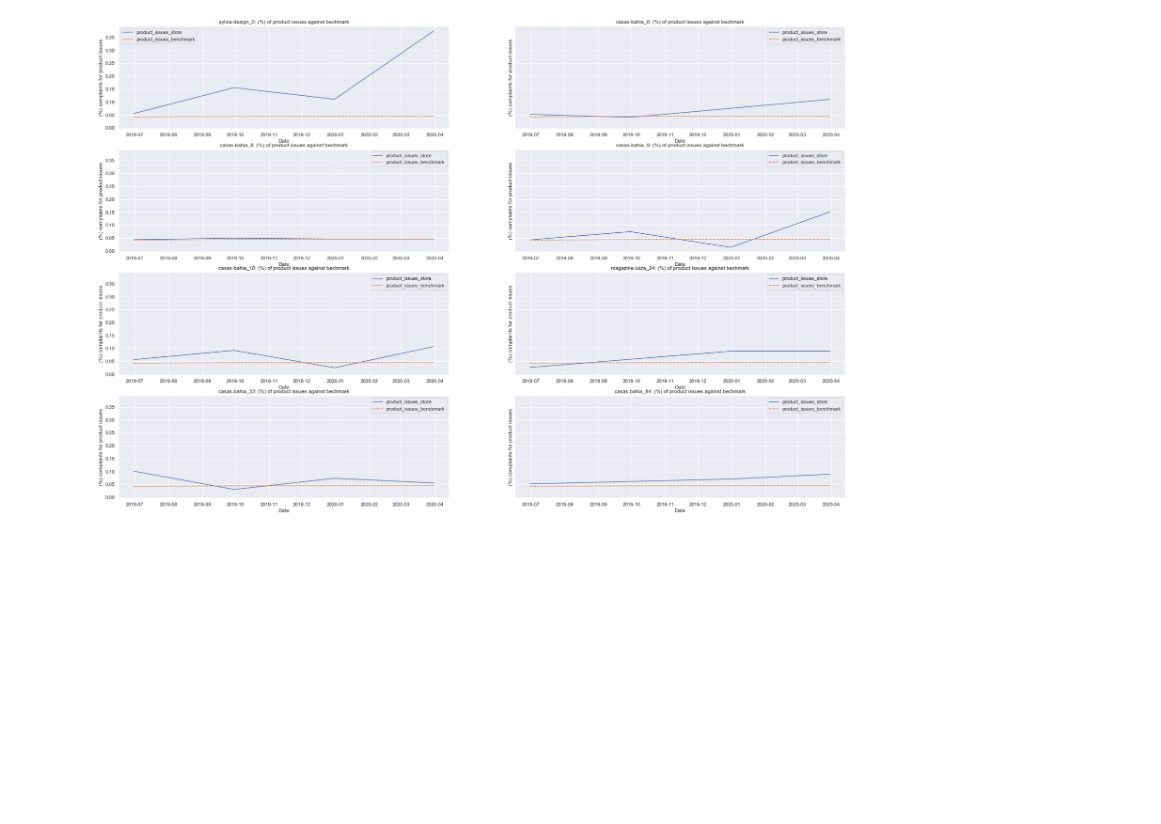
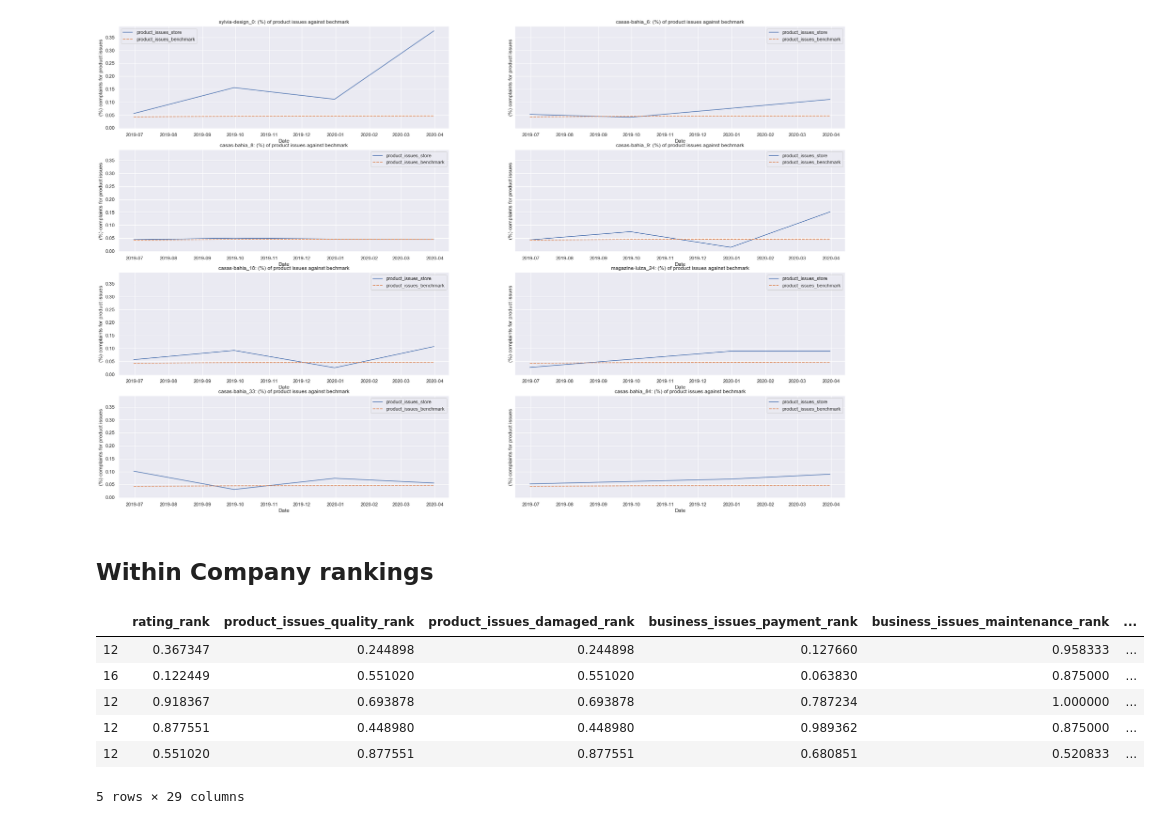
Before and after one commit to SPTime19/notebooks, a Jupyter notebook: EDA/PersistentProblems.ipynb, the cells around one changed output. Cells and saved outputs as stored; diff of their text form; code cells hidden in the pictures; blank space fills up the shorter version.

```diff
--- a/EDA/PersistentProblems.ipynb
+++ b/EDA/PersistentProblems.ipynb
@@ -330,6 +341,7 @@ def get_stores_metrics(df, freq="M", since_dt="2018-01-01", minimum_count=20):
 
 store_ts = get_stores_metrics(df_final, freq="Q", since_dt="2019-06-30", minimum_count=5)
 store_ts["store_type"] = store_ts.store_id.apply(lambda x: store_class_map[x])
+store_ts["company"] = store_ts.store_id.apply(lambda x: x.split("_")[0])
 store_ts.head()
 # %% [output]
 |  | date_comment | n_photo_user | n_review_user | rating | len_comment | relative | others | ... |
@@ -344,3 +356,7 @@ import pickle
 # Save views
 pickle.dump(store_ts, open("views/stores_ts_quarterly.pckl", "wb" ) )
 pickle.dump(benchmarks, open("views/benchmarks_ts_quarterly.pckl", "wb" ))
+# %%
+# get lat and long for each store
+store_geo_df = dfi[["store_id", "latitude","longitude"]].drop_duplicates().set_index("store_id")
+store_geo_df.head()
@@ -375,4 +399,16 @@ def build_ranks(df):
             ranked_df.append(pd.concat([estimate_rankings(df, dt, stor_type), df.loc[(df.date_comment == dt) & (df.store_type == stor_type)]], axis=1))
     return pd.concat(ranked_df, axis=0)
 
+# Get rankings for type size
 stores_ranked_ts = build_ranks(store_ts)
+
+# Enrich ranked df with geo position
+stores_ranked_ts["latitude"] = stores_ranked_ts.apply(lambda x: store_geo_df.loc[x.store_id]["latitude"], axis=1)
+stores_ranked_ts["longitude"] = stores_ranked_ts.apply(lambda x: store_geo_df.loc[x.store_id]["longitude"],axis=1)
+
+# Drop all nan columns
+stores_ranked_ts = stores_ranked_ts.dropna(how="all",axis=1)
+
+# Save final ranked view
+pickle.dump(stores_ranked_ts, open("views/ranked_stores_ts_quarterly.pckl", "wb" ) )
+stores_ranked_ts.head()
@@ -476,3 +504,54 @@ for idx, (store_id, tmp_df) in enumerate(stores_with_problems.items()):
         col = 0
 # %% [output]
 [figure]
+# %% [markdown]
+## Within Company rankings
+# %%
+def estimate_rankings_company(df, date, company):
+    """
+    Estimate relative rankings for each variable of interest given a date and company
+    """
+    ranking_variables = ["rating",'product_issues_Quality', 'product_issues_Damaged', 'product_issues_Electrical problems', 'product_issues_Missing pieces',
+                         'business_issues_Payment', 'business_issues_Maintenance', 'business_issues_Customer Services', 'business_issues_Delivery',
+                         'business_issues_Online Services', 'product_issues', 'business_issues']
+    rankings = []
+    for rank_var in ranking_variables:
+        if rank_var == "rating":
+            tmp_rank = df.loc[(df.date_comment == date) & (df.company == company)][rank_var].rank(ascending=True, pct=True)
+        else:
+            tmp_rank = df.loc[(df.date_comment == date) & (df.company == company)][rank_var].rank(ascending=False, pct=True)
+        tmp_rank.name = f"{format_issues_columns(rank_var)}_rank"
+        rankings.append(tmp_rank)
+    return pd.concat(rankings, axis=1)
+
+def build_ranks_company(df):
+    """
+    Estimate all rankings for a gb store time series within their company
+    """
+    ranked_df = []
+    for company in df.company.unique():
+        for dt in df.date_comment.unique():
+            ranked_df.append(pd.concat([estimate_rankings_company(df, dt, company), df.loc[(df.date_comment == dt) & (df.company == company)]], axis=1))
+    return pd.concat(ranked_df, axis=0)
+
+# Get rankings for type size
+stores_ranked_comp_ts = build_ranks_company(store_ts)
+
+# Enrich ranked df with geo position
+stores_ranked_comp_ts["latitude"] = stores_ranked_comp_ts.apply(lambda x: store_geo_df.loc[x.store_id]["latitude"], axis=1)
+stores_ranked_comp_ts["longitude"] = stores_ranked_comp_ts.apply(lambda x: store_geo_df.loc[x.store_id]["longitude"],axis=1)
+
+# Drop all nan columns
+stores_ranked_comp_ts = stores_ranked_comp_ts.dropna(how="all",axis=1)
+
+# Save final ranked view
+pickle.dump(stores_ranked_comp_ts, open("views/ranked_company_stores_ts_quarterly.pckl", "wb" ) )
+stores_ranked_comp_ts.head()
+# %% [output]
+|  | rating_rank | product_issues_quality_rank | product_issues_damaged_rank | business_issues_payment_rank | business_issues_maintenance_rank | ... |
+| 12 | 0.367347 | 0.244898 | 0.244898 | 0.127660 | 0.958333 | ... |
+| 16 | 0.122449 | 0.551020 | 0.551020 | 0.063830 | 0.875000 | ... |
+| 12 | 0.918367 | 0.693878 | 0.693878 | 0.787234 | 1.000000 | ... |
+| 12 | 0.877551 | 0.448980 | 0.448980 | 0.989362 | 0.875000 | ... |
+| 12 | 0.551020 | 0.877551 | 0.877551 | 0.680851 | 0.520833 | ... |
+5 rows × 29 columns
```
Also changed, not shown: parts of 13 cells of this notebook.
